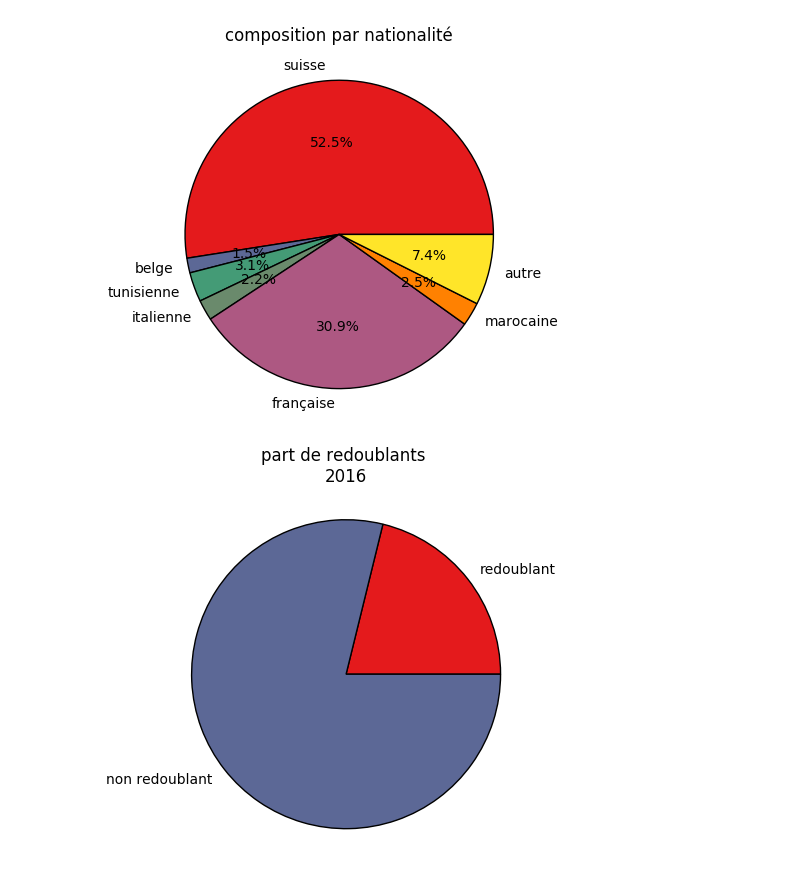
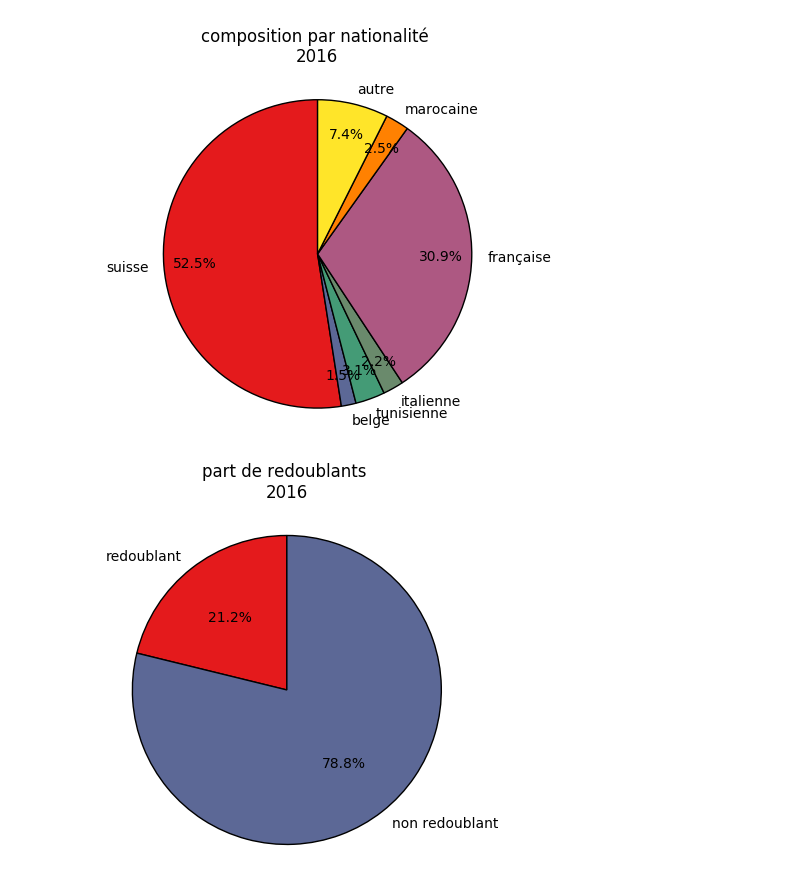
Before and after one commit to ilyaskurikhin/coachsort, a Jupyter notebook: stats.ipynb, the cells around one changed output. Cells and saved outputs as stored; diff of their text form; code cells hidden in the pictures.

```diff
--- a/stats.ipynb
+++ b/stats.ipynb
@@ -14,34 +14,39 @@ cs = cm.Set1(np.arange(10)/10.)
 # %%
 nationalities = []
 for student in students:
     nationalities.append(student.data['nationality'])
 
 counted = {}
 for i,nat in enumerate(nationalities):
     if nat in counted:
         counted[nat] += 1
     else:
         counted[nat] = 1
 
 values, names = [[],[]]
 counted['autre'] = 0
 for k in counted.keys():
     if counted[k] < 5 and k is not 'autre':
         counted['autre'] += counted[k]
         counted[k] = 0
     elif (k is not 'autre'):
         values.append(counted[k])
         names.append(k)
 
 values.append(counted['autre'])
 names.append("autre")
 
-plt.pie(values, labels=names,autopct='%1.1f%%',colors=cs)
-plt.axis('equal')
-plt.title("composition par nationalité", y=1.1)
+plt.pie(values,
+        labels=names,
+        autopct='%1.1f%%',
+        colors=cs,
+        startangle=90,
+        pctdistance=0.8)
+plt.axis('square')
+plt.title("composition par nationalité \n2016", y=1.1)
 plt.show()
 # %% [output]
-[figure, old version]
+[figure, new version]
 # %%
 num_repeating = 0
 for student in students:
@@ -50,12 +55,16 @@ for student in students:
             num_repeating += 1
             break
 
-plt.pie([num_repeating,len(students)],labels=["redoublant","non redoublant"], colors=cs)
-plt.axis('equal')
+plt.pie([num_repeating,len(students)],
+        labels=["redoublant","non redoublant"],
+        autopct='%1.1f%%',
+        colors=cs,
+        startangle=90)
+plt.axis('square')
 plt.title("part de redoublants \n2016", y=1.1)
 plt.show()
 # %% [output]
-[figure, old version]
+[figure, new version]
 # %%
 num_m = len(s.get_students_by_keys(students,{'sex':"M"}))
 num_f = len(s.get_students_by_keys(students,{'sex':"F"}))
```
Also changed, not shown: parts of 2 cells of this notebook.
